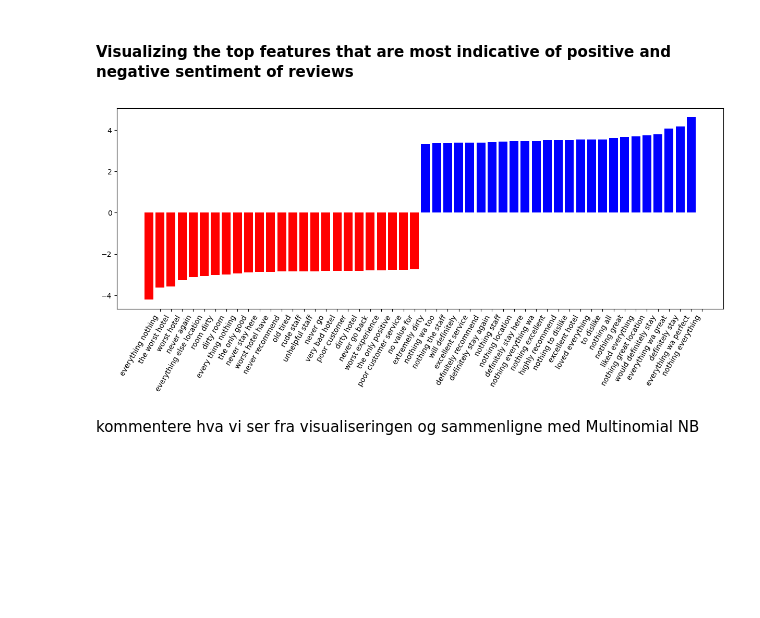
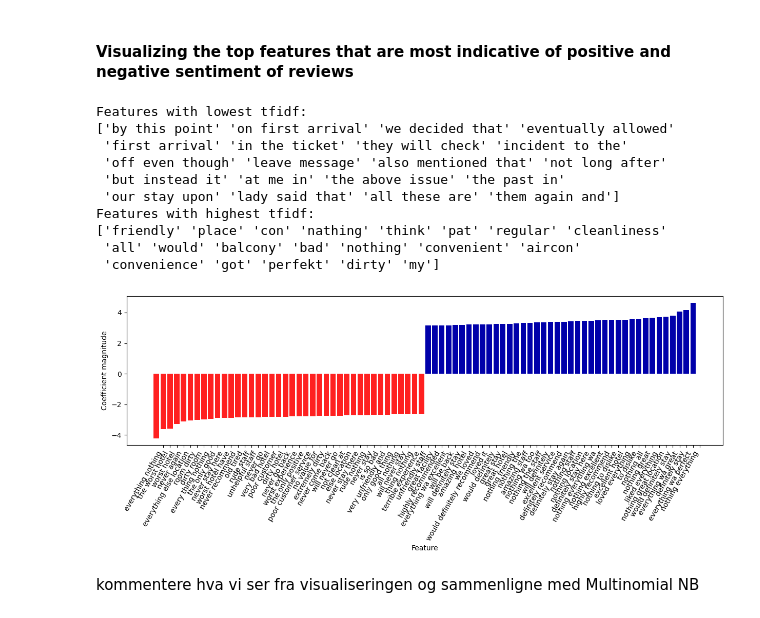
Before and after one commit to ranuru/machine-learning-exam, a Jupyter notebook: task1/notebook.ipynb, the cells around one changed output. Drawn from its saved outputs; the diff is of its cells as text; code cells hidden in the pictures; blank space fills up the shorter version.

Commit message:
ran multinomial and complementnb and removed svm

```diff
--- a/task1/notebook.ipynb
+++ b/task1/notebook.ipynb
@@ -865,18 +887,32 @@ As for the PR-curve for the minority class (negative sentiment), it performs sig
 # %%
 vectorizer = grid.best_estimator_.named_steps["tfidfvectorizer"]
 X_train_transformed = vectorizer.transform(X_train)
 
-max_value = X_train.max(axis=0).toarray().ravel()
+max_value = X_train_transformed.max(axis=0).toarray().ravel()
 
 sorted_by_tfidf = max_value.argsort()
-feature_names = np.array(vectorizer.get_feature_names())
+feature_names = np.array(vectorizer.get_feature_names_out())
 print("Features with lowest tfidf:\n{}".format(feature_names[sorted_by_tfidf[:20]]))
 
 print("Features with highest tfidf: \n{}".format(feature_names[sorted_by_tfidf[-20:]]))
 
-mglearn.tools.visualize_coefficients(grid.best_estimator_.named_steps["complementnb"].coef_, feature_names, n_top_features=40)
+log_probabilities = grid.best_estimator_.named_steps["complementnb"].feature_log_prob_
+
+coef_diff = log_probabilities[1] - log_probabilities[0]
+
+mglearn.tools.visualize_coefficients(coef_diff, feature_names, n_top_features=40)
 # %% [output]
+Features with lowest tfidf:
+['by this point' 'on first arrival' 'we decided that' 'eventually allowed'
+ 'first arrival' 'in the ticket' 'they will check' 'incident to the'
+ 'off even though' 'leave message' 'also mentioned that' 'not long after'
+ 'but instead it' 'at me in' 'the above issue' 'the past in'
+ 'our stay upon' 'lady said that' 'all these are' 'them again and']
+Features with highest tfidf:
+['friendly' 'place' 'con' 'nathing' 'think' 'pat' 'regular' 'cleanliness'
+ 'all' 'would' 'balcony' 'bad' 'nothing' 'convenient' 'aircon'
+ 'convenience' 'got' 'perfekt' 'dirty' 'my']
-[figure, old version]
+[figure, new version]
 # %% [markdown]
 kommentere hva vi ser fra visualiseringen og sammenligne med Multinomial NB
 # %% [markdown]
```
Also changed, not shown: parts of 29 cells of this notebook.
